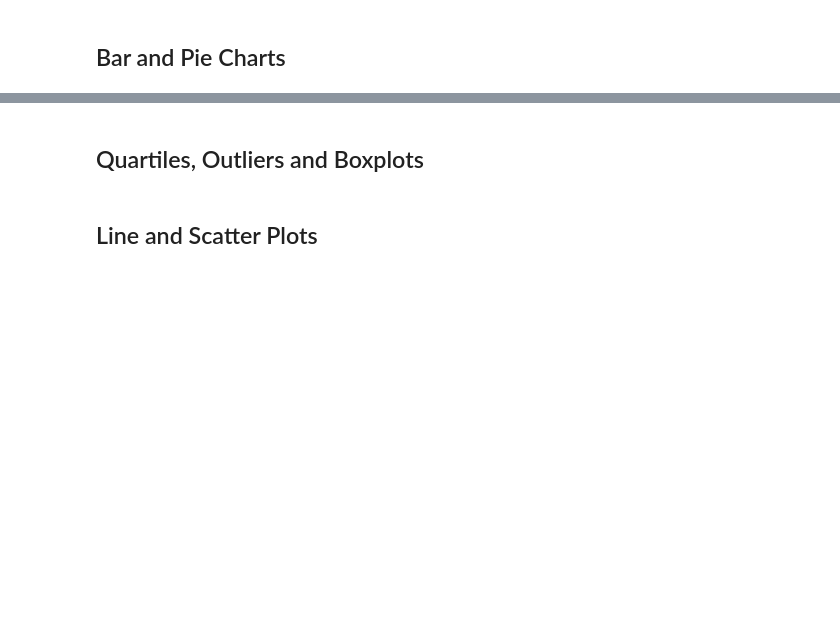
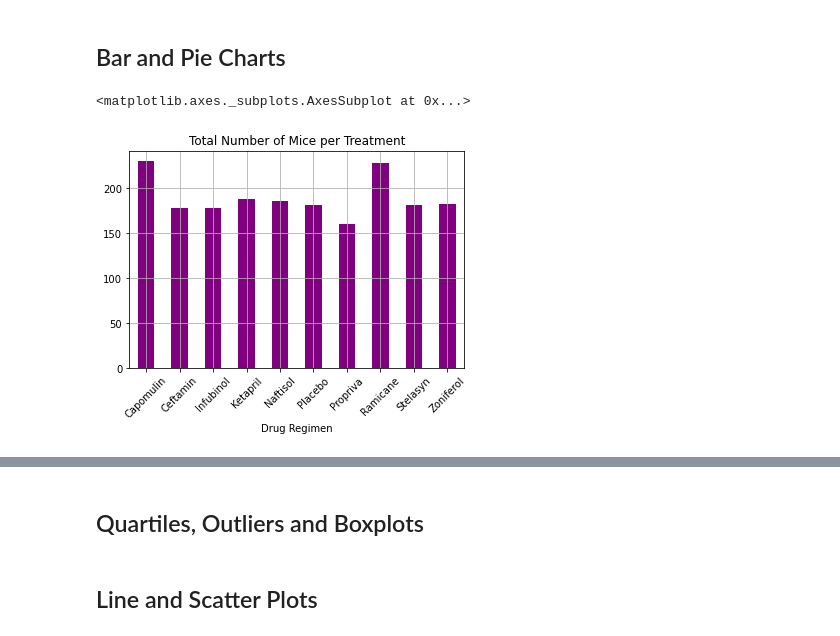
Before and after one commit to MikeEjike/Matplotlib-challenge, a Jupyter notebook: Pymaceuticals/pymaceuticals_starter.ipynb, the cells around one changed output, grey strips where cells are left out. Cells and saved outputs as stored; diff of their text form; code cells hidden in the pictures; blank space fills up the shorter version.

```diff
--- a/Pymaceuticals/pymaceuticals_starter.ipynb
+++ b/Pymaceuticals/pymaceuticals_starter.ipynb
@@ -207,3 +207,11 @@ drug_regimen_group['Tumor Volume (mm3)'].describe()
 # %% [markdown]
 ## Bar and Pie Charts
+# %%
+# Generate a bar plot showing the total number of mice for each treatment throughout the course of the study using pandas.
+drug_regimen_group = clean_combined_df.groupby('Drug Regimen')
+count = drug_regimen_group['Mouse ID'].count()
+count.plot(kind = 'bar', rot = 45, color = 'purple', grid = 'on', title = 'Total Number of Mice per Treatment')
+# %% [output]
+<matplotlib.axes._subplots.AxesSubplot at 0x...>
+[figure, added]
 # %%
```
Also changed, not shown: parts of 6 cells of this notebook.
